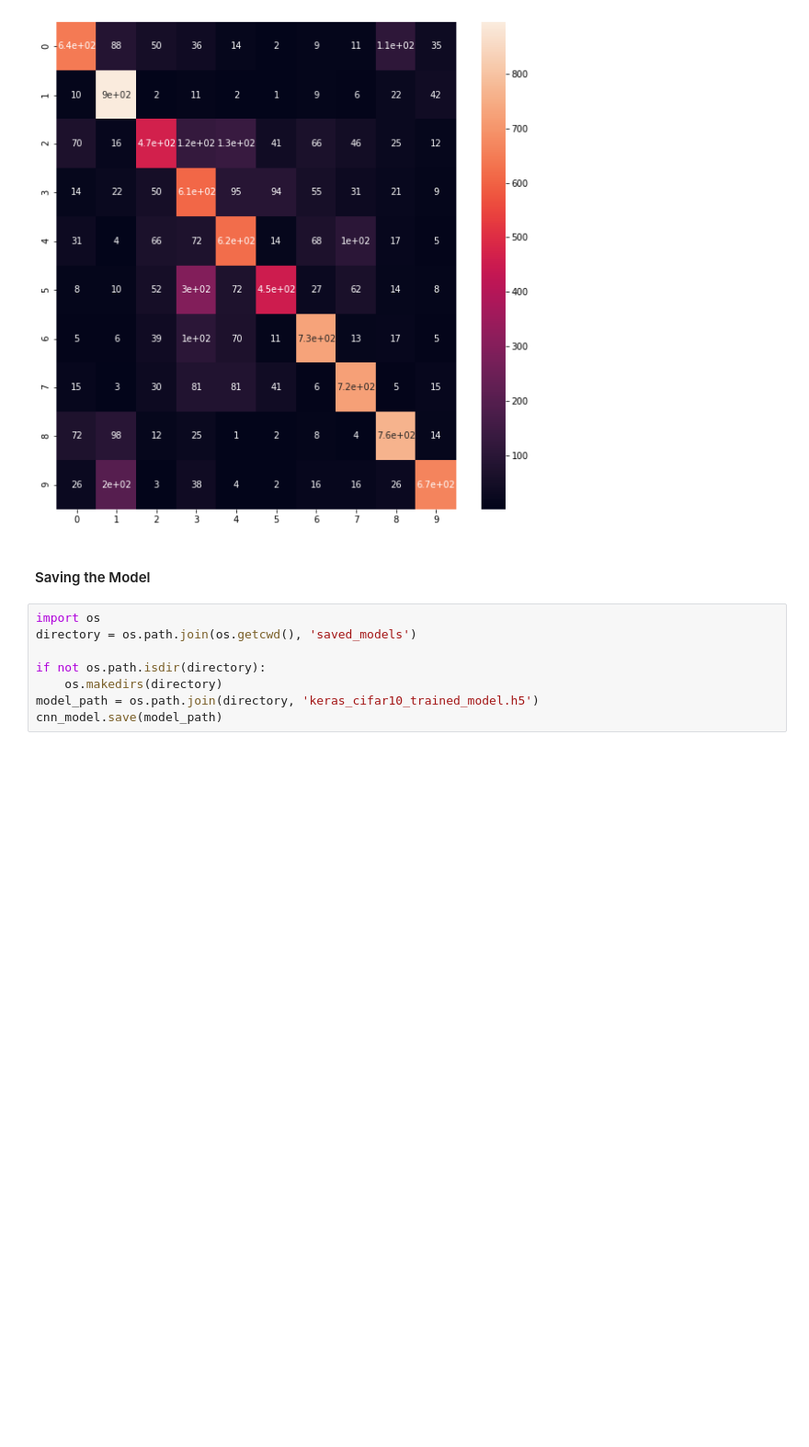
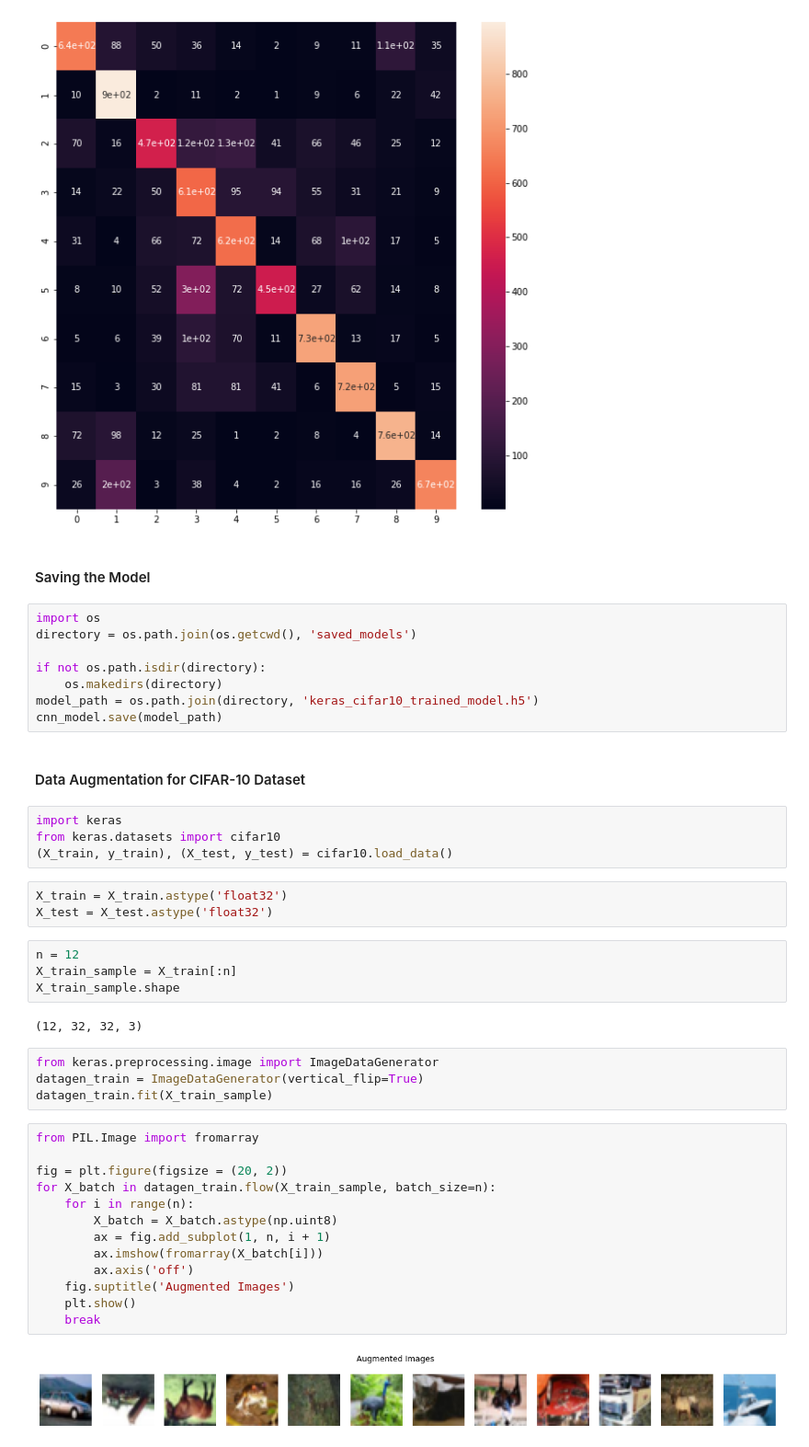
Before and after one commit to Kabishan/machinelearning, a Jupyter notebook: CIFAR-10 Image Classification/CIFAR-10 Image Classification.ipynb, the cells around one changed output. Shown at 92% size. Cells and saved outputs as stored; diff of their text form; blank space fills up the shorter version.

Commit message:
Created augmented data by vertically flipping images in the dataset

```diff
--- a/CIFAR-10 Image Classification/CIFAR-10 Image Classification.ipynb
+++ b/CIFAR-10 Image Classification/CIFAR-10 Image Classification.ipynb
@@ -143,3 +143,37 @@ if not os.path.isdir(directory):
     os.makedirs(directory)
 model_path = os.path.join(directory, 'keras_cifar10_trained_model.h5')
 cnn_model.save(model_path)
+# %% [markdown]
+#### Data Augmentation for CIFAR-10 Dataset
+# %%
+import keras
+from keras.datasets import cifar10
+(X_train, y_train), (X_test, y_test) = cifar10.load_data()
+# %%
+X_train = X_train.astype('float32')
+X_test = X_test.astype('float32')
+# %%
+n = 12
+X_train_sample = X_train[:n]
+X_train_sample.shape
+# %% [output]
+(12, 32, 32, 3)
+# %%
+from keras.preprocessing.image import ImageDataGenerator
+datagen_train = ImageDataGenerator(vertical_flip=True)
+datagen_train.fit(X_train_sample)
+# %%
+from PIL.Image import fromarray
+
+fig = plt.figure(figsize = (20, 2))
+for X_batch in datagen_train.flow(X_train_sample, batch_size=n):
+    for i in range(n):
+        X_batch = X_batch.astype(np.uint8)
+        ax = fig.add_subplot(1, n, i + 1)
+        ax.imshow(fromarray(X_batch[i]))
+        ax.axis('off')
+    fig.suptitle('Augmented Images')
+    plt.show()
+    break
+# %% [output]
+[figure, added]
```
